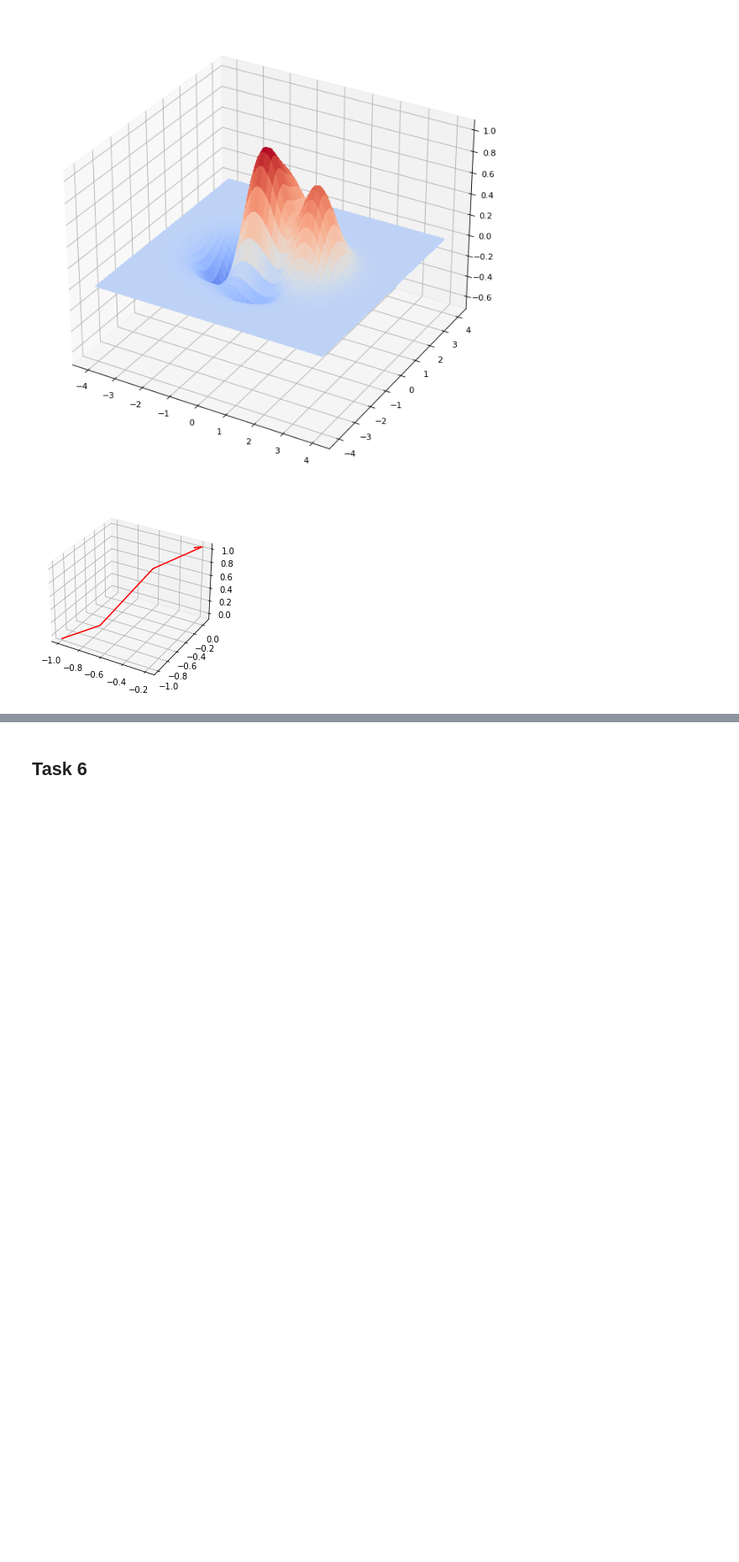
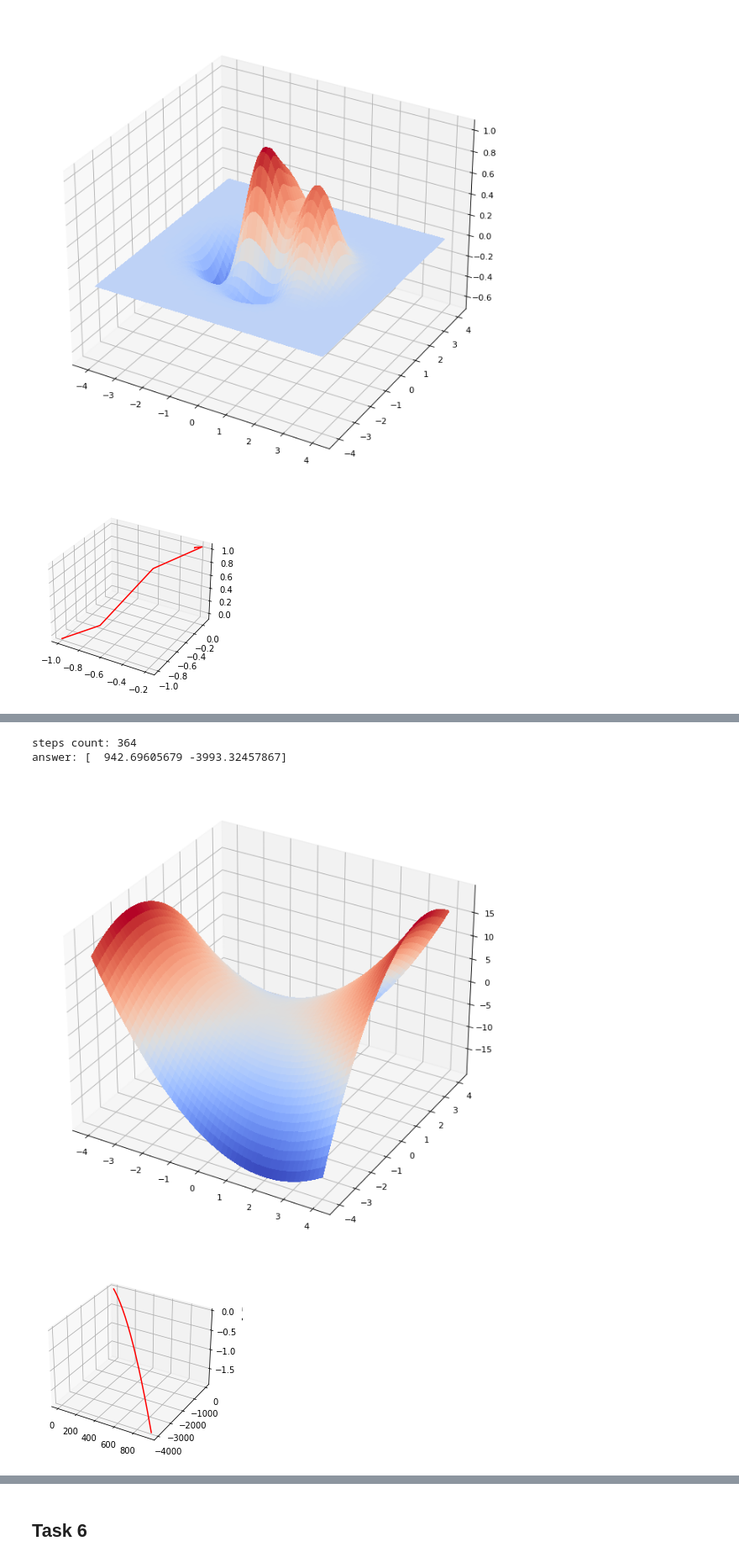
Before and after one commit to IvanMaslov/MethOptLab1, a Jupyter notebook: 01_gradient.ipynb, the cells around one changed output, grey strips where cells are left out. Shown at 84% size. Drawn from its saved outputs; the diff is of its cells as text; code cells hidden in the pictures; blank space fills up the shorter version.

```diff
--- a/01_gradient.ipynb
+++ b/01_gradient.ipynb
@@ -313,0 +339,7 @@ answer: [-2.20042988e-01  1.88583825e-05]
+# %%
+make_experiment_3d(w, w_grad, expr_step_builder(0.1, 0.6), np.array([-0.1, -0.1]), False)
+# %% [output]
+steps count: 364
+answer: [  942.69605679 -3993.32457867]
+[figure, added]
+[figure, added]
```
Also changed, not shown: parts of 10 cells of this notebook, 1 other file.
